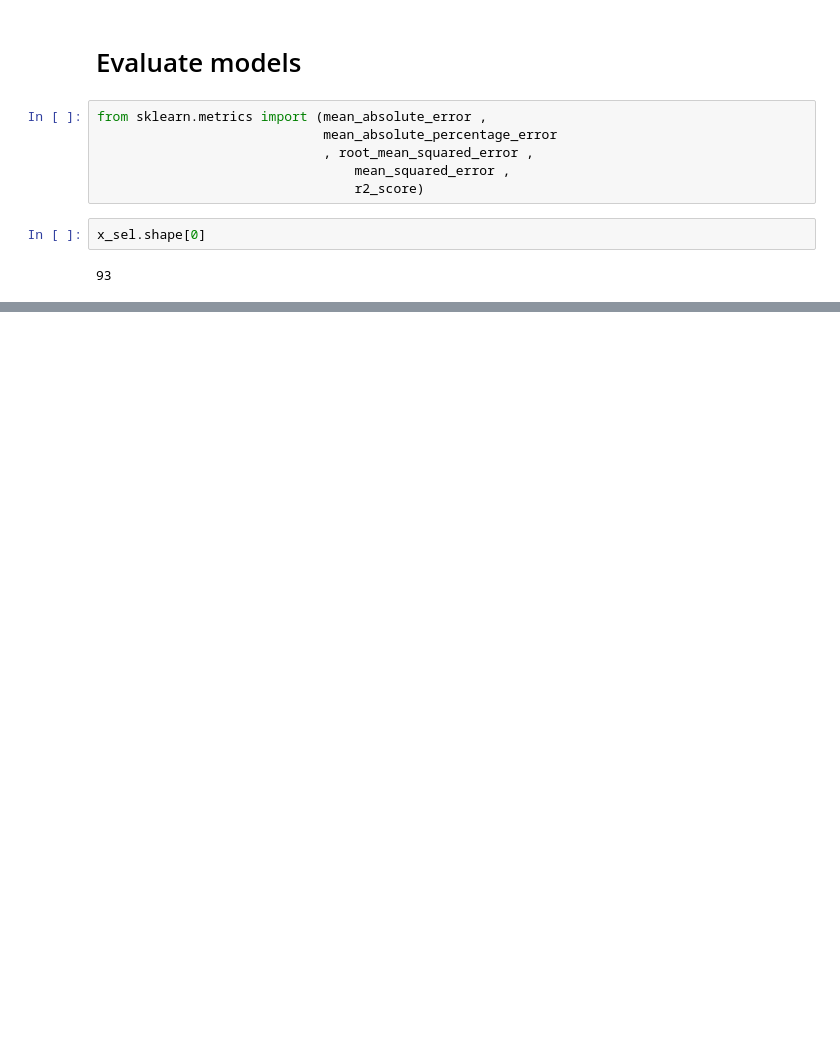
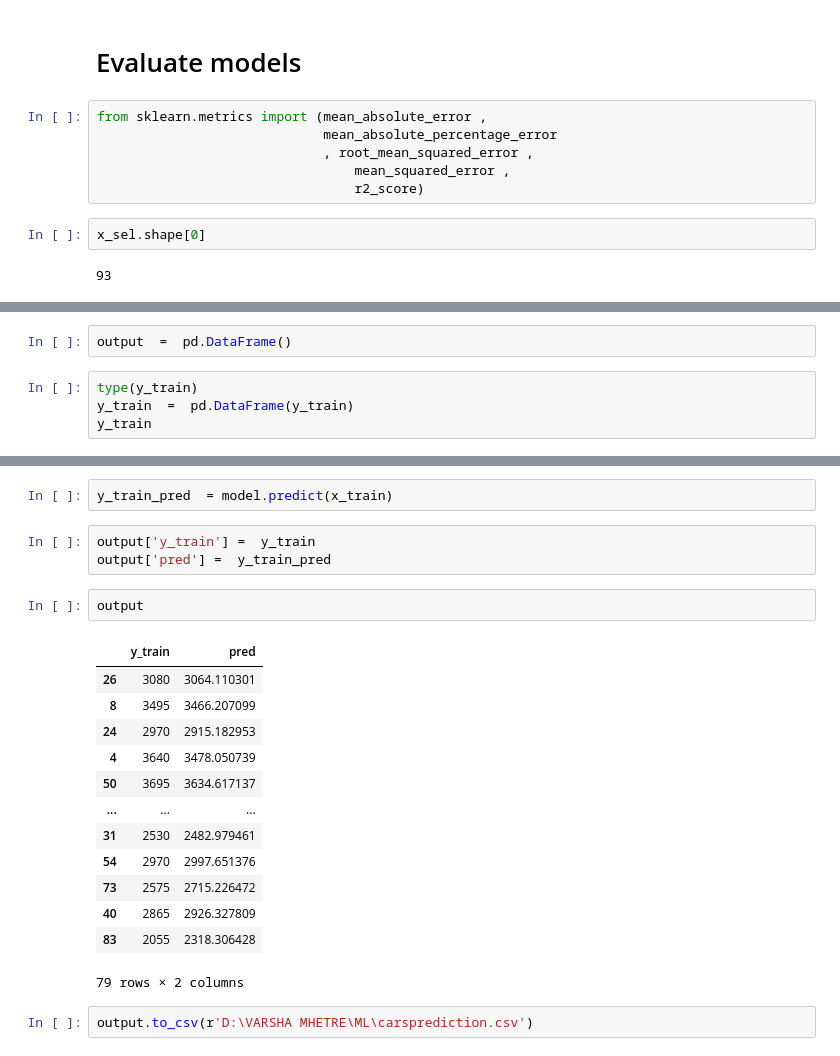
Before and after one commit to varshum12/30_july_ML_WEEKDAYS, a Jupyter notebook: linear regression/multiple linear regression.ipynb, the cells around one changed output, grey strips where cells are left out. Drawn from its saved outputs; the diff is of its cells as text; blank space fills up the shorter version.

```diff
--- a/linear regression/multiple linear regression.ipynb
+++ b/linear regression/multiple linear regression.ipynb
@@ -502,0 +616,6 @@ adjusted  r2  -- >  1.0436462789944247
+# %%
+output  =  pd.DataFrame()
+# %%
+type(y_train)
+y_train  =  pd.DataFrame(y_train)
+y_train
@@ -502,0 +636,23 @@ adjusted  r2  -- >  1.0436462789944247
+# %%
+y_train_pred  = model.predict(x_train)
+# %%
+output['y_train'] =  y_train
+output['pred'] =  y_train_pred
+# %%
+output
+# %% [output]
+|  | y_train | pred |
+| 26 | 3080 | 3064.110301 |
+| 8 | 3495 | 3466.207099 |
+| 24 | 2970 | 2915.182953 |
+| 4 | 3640 | 3478.050739 |
+| 50 | 3695 | 3634.617137 |
+| ... | ... | ... |
+| 31 | 2530 | 2482.979461 |
+| 54 | 2970 | 2997.651376 |
+| 73 | 2575 | 2715.226472 |
+| 40 | 2865 | 2926.327809 |
+| 83 | 2055 | 2318.306428 |
+79 rows × 2 columns
+# %%
+output.to_csv(r'D:\VARSHA MHETRE\ML\carsprediction.csv')
```
Also changed, not shown: parts of 43 cells of this notebook.
